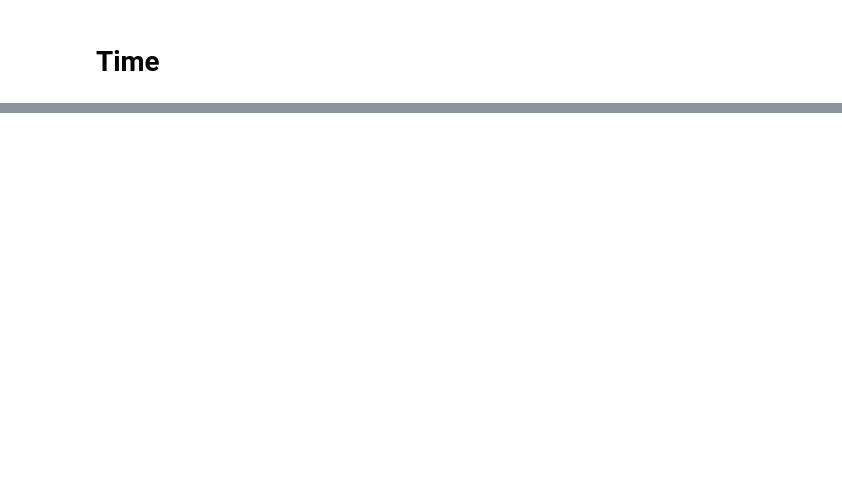
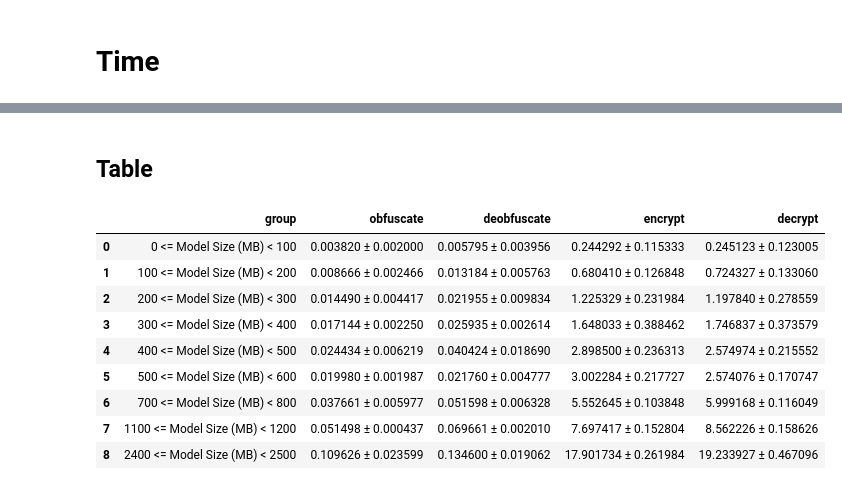
Before and after one commit to ArielCyber/AI-model-MTD, a Jupyter notebook: results/results_process.ipynb, the cells around one changed output, grey strips where cells are left out. Drawn from its saved outputs; the diff is of its cells as text; code cells hidden in the pictures; blank space fills up the shorter version.

```diff
--- a/results/results_process.ipynb
+++ b/results/results_process.ipynb
@@ -77,0 +99,58 @@ for ax in g.axes.flat:
+# %% [markdown]
+## Table
+# %%
+import pandas as pd
+
+df = pd.read_csv(f'mtd_model_time_results.csv')
+
+bytes_amnt = {
+    'torch.float32': 4,
+}
+
+df['model_n_bytes_per_weights'] = df['model_dtype_str'].map(bytes_amnt)
+df.drop(columns=['model_dtype_str'], inplace=True)
+
+df['model_size_bytes'] = df['model_n_bytes_per_weights'] * df['model_n_weights']
+df['model_size_mb'] = df['model_size_bytes'] / 1024 / 1024
+
+df.drop(columns=['model_n_bytes_per_weights', 'model_n_weights', 'model_size_bytes'], inplace=True)
+df.drop(columns=[
+    'time_construct_mtd', 'time_save_mtd', 'time_load_mtd',
+])
+
+df['Q'] = df['model_size_mb'] // 100.0
+df['group'] = df['Q'].apply(lambda x: f'{x*100:.0f} <= Model Size (MB) < {(x+1)*100:.0f}')
+
+df = df.groupby(['group', 'Q']).agg({
+    'time_obfuscate_mtd': ['mean', 'std'],
+    'time_deobfuscate_mtd': ['mean', 'std'],
+    'time_encrypt_crypto': ['mean', 'std'],
+    'time_decrypt_crypto': ['mean', 'std'],
+}).reset_index()
+df
+df.columns = ['group', 'Q'] + [f'{col[0]}_{col[1]}' for col in df.columns[2:]]
+
+def format_std(mean, std):
+    return f"{mean:.6f} ± {std:.6f}"
+
+df['obfuscate'] = df.apply(lambda row: format_std(row['time_obfuscate_mtd_mean'], row['time_obfuscate_mtd_std']), axis=1)
+df['deobfuscate'] = df.apply(lambda row: format_std(row['time_deobfuscate_mtd_mean'], row['time_deobfuscate_mtd_std']), axis=1)
+df['encrypt'] = df.apply(lambda row: format_std(row['time_encrypt_crypto_mean'], row['time_encrypt_crypto_std']), axis=1)
+df['decrypt'] = df.apply(lambda row: format_std(row['time_decrypt_crypto_mean'], row['time_decrypt_crypto_std']), axis=1)
+
+df = df[['group', 'obfuscate', 'deobfuscate', 'encrypt', 'decrypt', 'Q']]
+df.sort_values(by='Q', inplace=True)
+df.drop(columns=['Q'], inplace=True)
+df.reset_index(drop=True, inplace=True)
+df
+# %% [output]
+|  | group | obfuscate | deobfuscate | encrypt | decrypt |
+| 0 | 0 <= Model Size (MB) < 100 | 0.003820 ± 0.002000 | 0.005795 ± 0.003956 | 0.244292 ± 0.115333 | 0.245123 ± 0.123005 |
+| 1 | 100 <= Model Size (MB) < 200 | 0.008666 ± 0.002466 | 0.013184 ± 0.005763 | 0.680410 ± 0.126848 | 0.724327 ± 0.133060 |
+| 2 | 200 <= Model Size (MB) < 300 | 0.014490 ± 0.004417 | 0.021955 ± 0.009834 | 1.225329 ± 0.231984 | 1.197840 ± 0.278559 |
+| 3 | 300 <= Model Size (MB) < 400 | 0.017144 ± 0.002250 | 0.025935 ± 0.002614 | 1.648033 ± 0.388462 | 1.746837 ± 0.373579 |
+| 4 | 400 <= Model Size (MB) < 500 | 0.024434 ± 0.006219 | 0.040424 ± 0.018690 | 2.898500 ± 0.236313 | 2.574974 ± 0.215552 |
+| 5 | 500 <= Model Size (MB) < 600 | 0.019980 ± 0.001987 | 0.021760 ± 0.004777 | 3.002284 ± 0.217727 | 2.574076 ± 0.170747 |
+| 6 | 700 <= Model Size (MB) < 800 | 0.037661 ± 0.005977 | 0.051598 ± 0.006328 | 5.552645 ± 0.103848 | 5.999168 ± 0.116049 |
+| 7 | 1100 <= Model Size (MB) < 1200 | 0.051498 ± 0.000437 | 0.069661 ± 0.002010 | 7.697417 ± 0.152804 | 8.562226 ± 0.158626 |
+| 8 | 2400 <= Model Size (MB) < 2500 | 0.109626 ± 0.023599 | 0.134600 ± 0.019062 | 17.901734 ± 0.261984 | 19.233927 ± 0.467096 |
```
Also changed, not shown: parts of 4 cells of this notebook, 4 other files.
